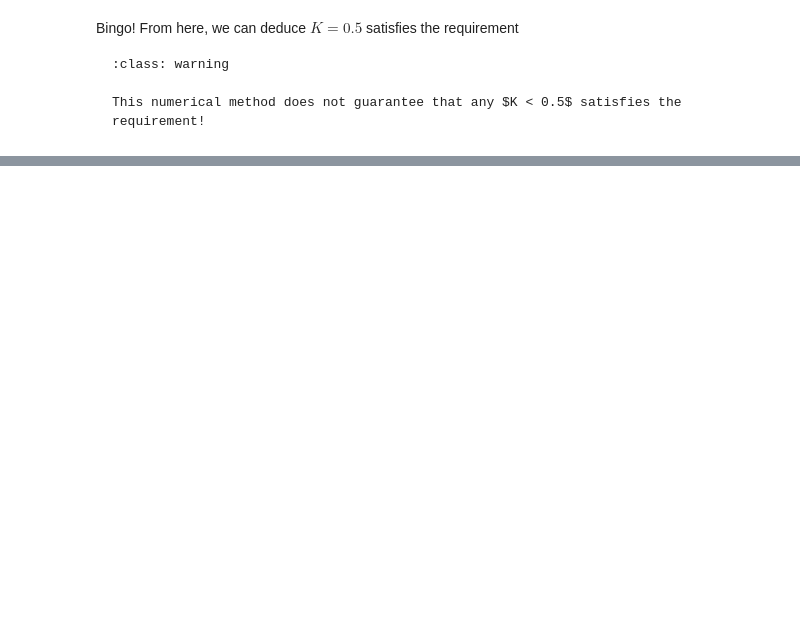
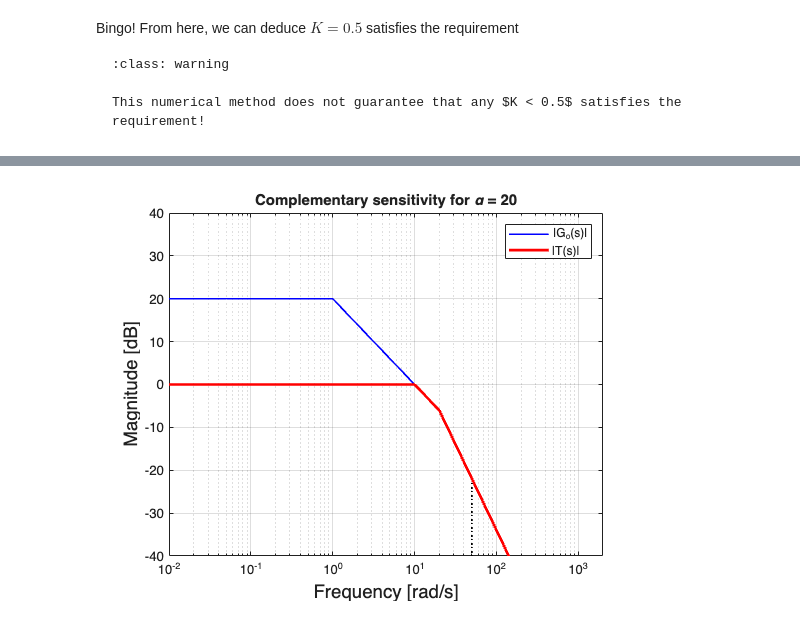
Before and after one commit to bonassifabio/1RT485, a Jupyter notebook: book/lecture-5/exercise-5.0-solutions.ipynb, the cells around one changed output, grey strips where cells are left out. Drawn from its saved outputs; the diff is of its cells as text; code cells hidden in the pictures; blank space fills up the shorter version.

```diff
--- a/book/lecture-5/exercise-5.0-solutions.ipynb
+++ b/book/lecture-5/exercise-5.0-solutions.ipynb
@@ -187,0 +248,21 @@ This numerical method does not guarantee that any $K < 0.5$ satisfies the requir
+# %%
+F = 20 / (s+20);
+[w4, Go4] = asymptotic_bodemag(F*G);
+hold on;
+idx = find(abs(Go4) <= 1e-3, 1, 'first');
+
+% If zero is never reached, stop at the end
+if isempty(idx)
+    idx = length(Go4);
+end
+
+% Build modified magnitude
+sensitivity = zeros(size(Go4));
+sensitivity(idx+1:end) = Go4(idx+1:end);
+plot(w4, sensitivity, 'Color', 'r', 'LineWidth', 2);
+plot([50, 50], [-40, -23], ':k', 'LineWidth', 1.25);
+legend('|G_o(s)|', '|T(s)|');
+title('Complementary sensitivity for \alpha = 20')
+ylim([-40, 40])
+# %% [output]
+[figure, added]
```
Also changed, not shown: parts of 14 cells of this notebook.
